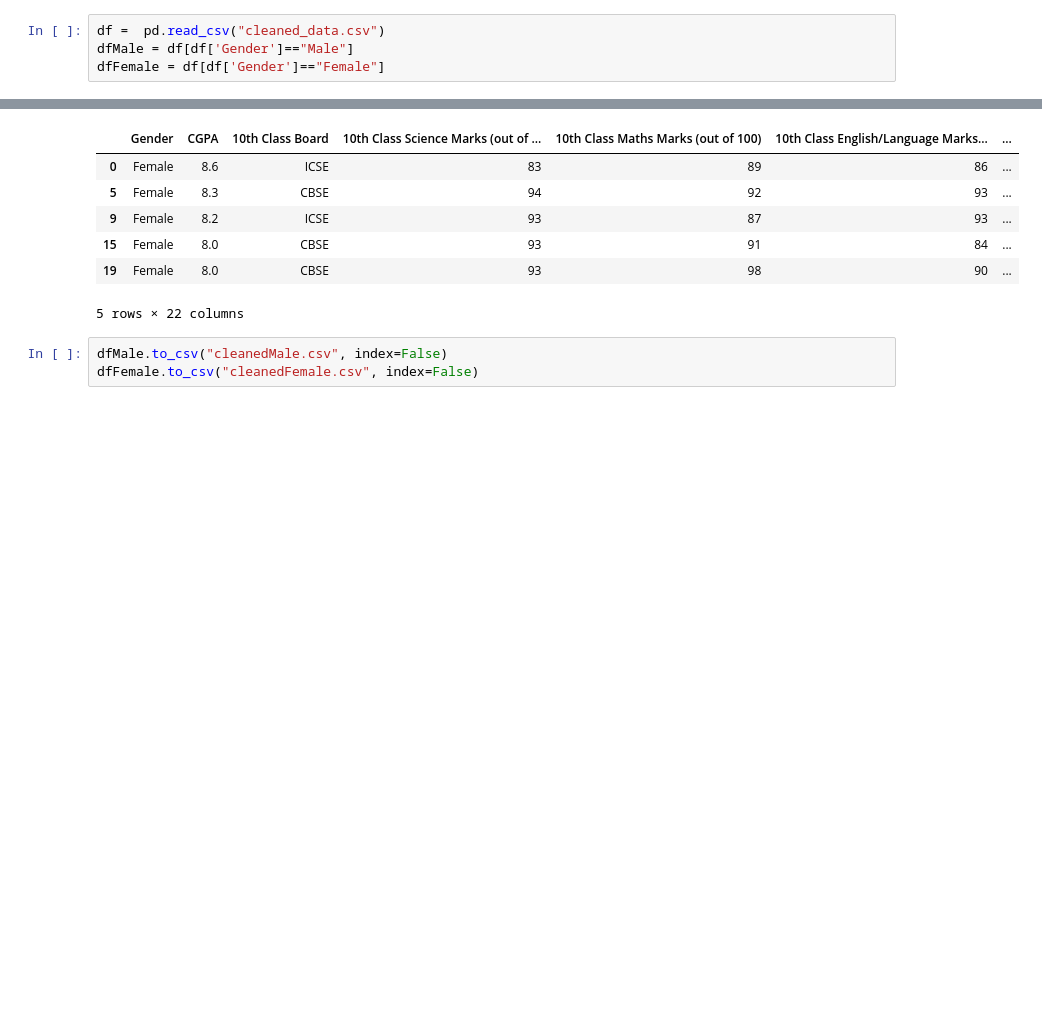
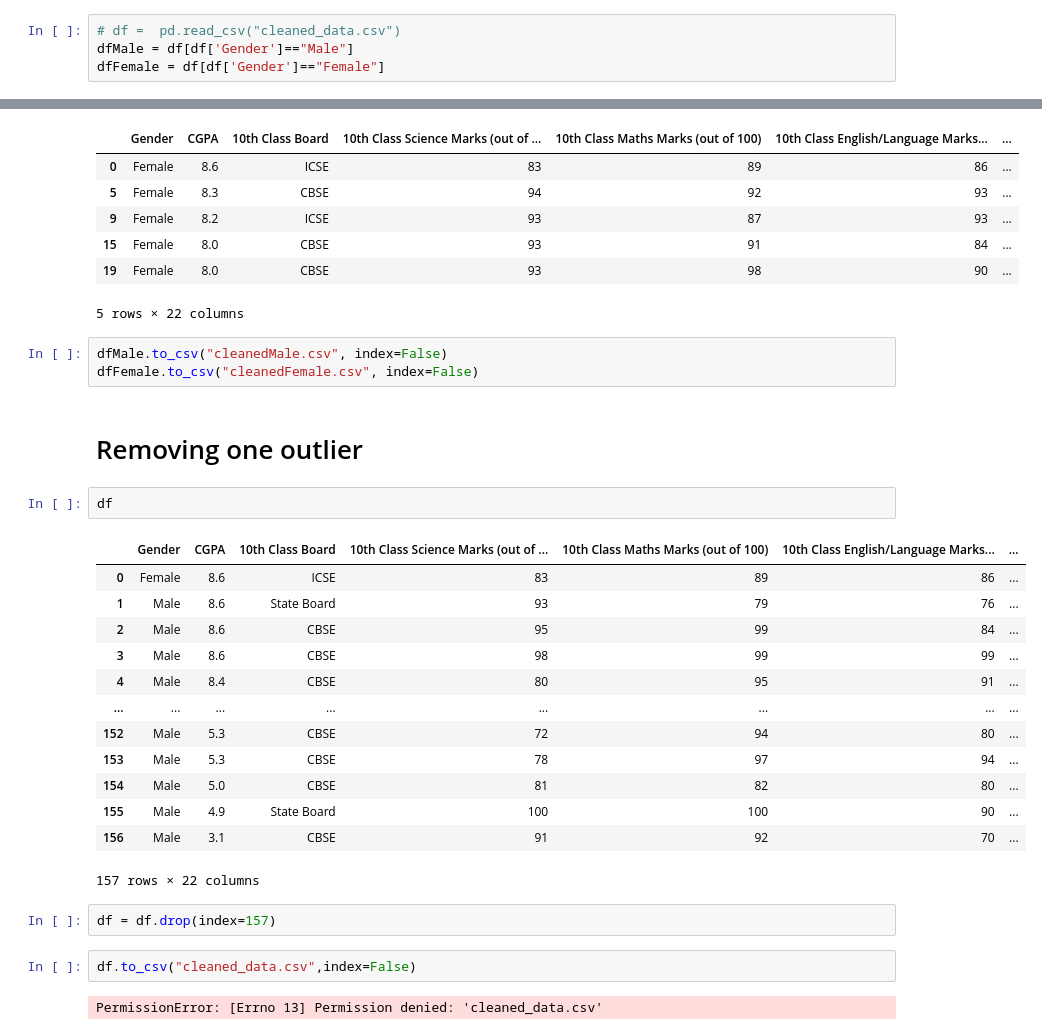
Before and after one commit to amitsitare/CGPA-Prediction-Model, a Jupyter notebook: Assignment1.ipynb, the cells around one changed output, grey strips where cells are left out. Drawn from its saved outputs; the diff is of its cells as text; blank space fills up the shorter version.

```diff
--- a/Assignment1.ipynb
+++ b/Assignment1.ipynb
@@ -284,7 +284,7 @@ Name: 18, dtype: object
 # %%
 import pandas as pd
 # %%
-df =  pd.read_csv("cleaned_data.csv")
+# df =  pd.read_csv("cleaned_data.csv")
 dfMale = df[df['Gender']=="Male"]
 dfFemale = df[df['Gender']=="Female"]
 # %%
@@ -310,3 +310,27 @@ dfFemale.head()
 # %%
 dfMale.to_csv("cleanedMale.csv", index=False)
 dfFemale.to_csv("cleanedFemale.csv", index=False)
+# %% [markdown]
+# Removing one outlier
+# %%
+df
+# %% [output]
+|  | Gender | CGPA | 10th Class Board | 10th Class Science Marks (out of ... | 10th Class Maths Marks (out of 100) | 10th Class English/Language Marks... | ... |
+| 0 | Female | 8.6 | ICSE | 83 | 89 | 86 | ... |
+| 1 | Male | 8.6 | State Board | 93 | 79 | 76 | ... |
+| 2 | Male | 8.6 | CBSE | 95 | 99 | 84 | ... |
+| 3 | Male | 8.6 | CBSE | 98 | 99 | 99 | ... |
+| 4 | Male | 8.4 | CBSE | 80 | 95 | 91 | ... |
+| ... | ... | ... | ... | ... | ... | ... | ... |
+| 152 | Male | 5.3 | CBSE | 72 | 94 | 80 | ... |
+| 153 | Male | 5.3 | CBSE | 78 | 97 | 94 | ... |
+| 154 | Male | 5.0 | CBSE | 81 | 82 | 80 | ... |
+| 155 | Male | 4.9 | State Board | 100 | 100 | 90 | ... |
+| 156 | Male | 3.1 | CBSE | 91 | 92 | 70 | ... |
+157 rows × 22 columns
+# %%
+df = df.drop(index=157)
+# %%
+df.to_csv("cleaned_data.csv",index=False)
+# %% [output]
+PermissionError: [Errno 13] Permission denied: 'cleaned_data.csv'
```
Also changed, not shown: 5 other files.
